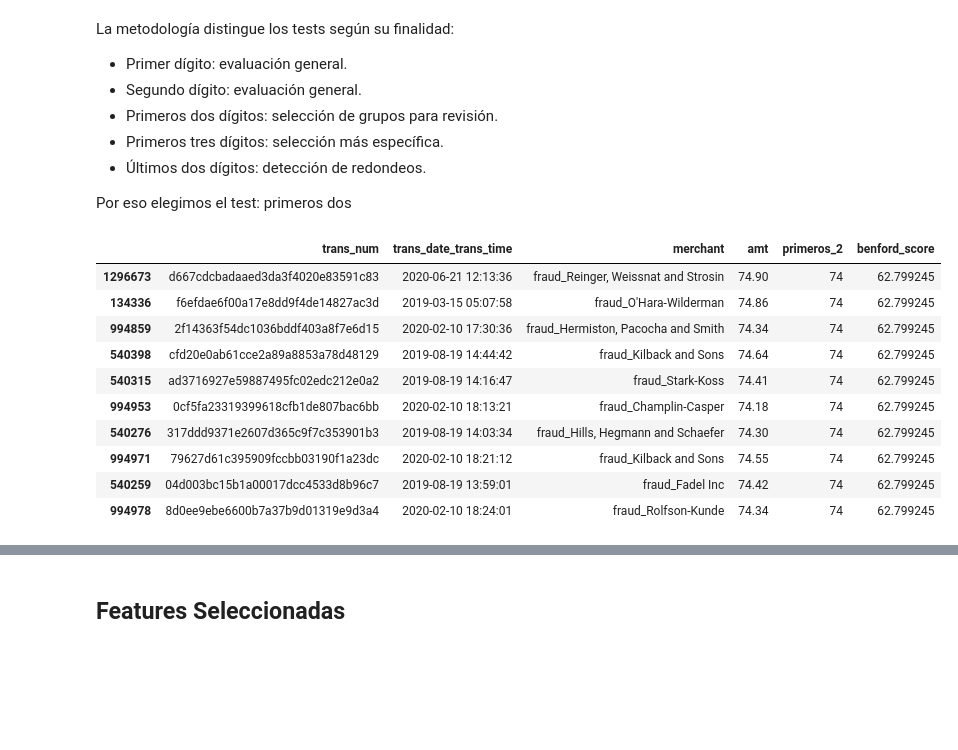
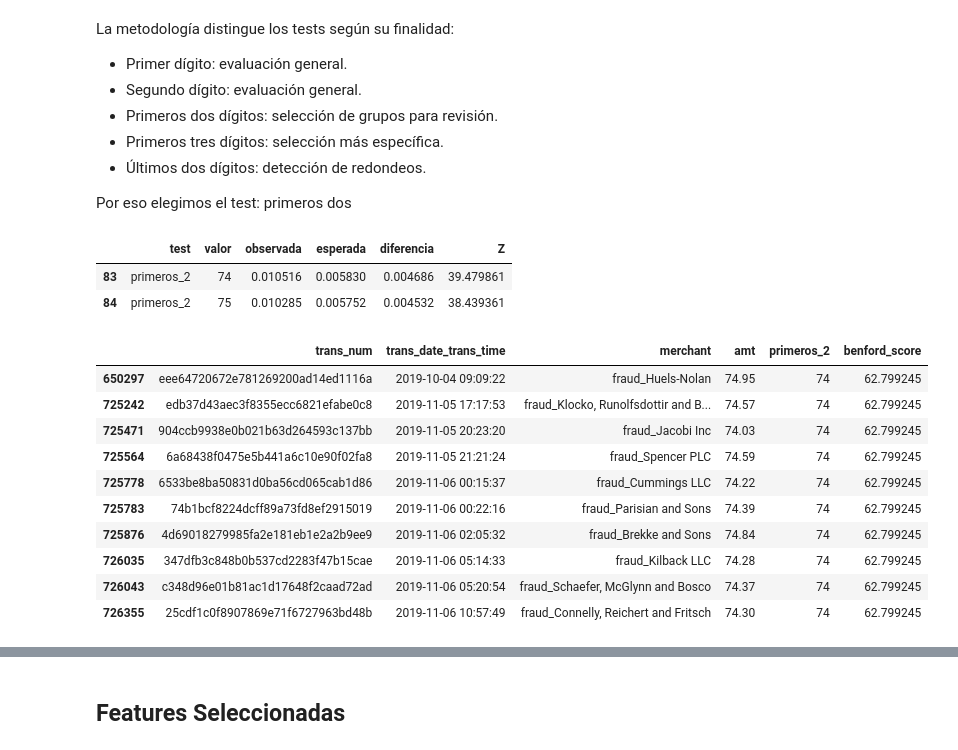
Before and after one commit to vaniacaffaratti/data_science_tp, a Jupyter notebook: notebooks/Parte-2/EDA/EDA.ipynb, the cells around one changed output, grey strips where cells are left out. Saved outputs shown, nothing was run; the diff lists cells and outputs as text; code cells hidden in the pictures; blank space fills up the shorter version.

```diff
--- a/notebooks/Parte-2/EDA/EDA.ipynb
+++ b/notebooks/Parte-2/EDA/EDA.ipynb
@@ -739,10 +735,16 @@ La metodología distingue los tests según su finalidad:
 - Últimos dos dígitos: detección de redondeos.
 
 Por eso elegimos el test: primeros dos
+# %%
+grupos_prioritarios
+# %% [output]
+|  | test | valor | observada | esperada | diferencia | Z |
+| 83 | primeros_2 | 74 | 0.010516 | 0.005830 | 0.004686 | 39.479861 |
+| 84 | primeros_2 | 75 | 0.010285 | 0.005752 | 0.004532 | 38.439361 |
 # %%
 # Usamos primeros dos dígitos para priorizar operaciones
 test_priorizacion = "primeros_2"
-cantidad_grupos = 10 ## son los grupos que vamos a priorizar para investigacion de fraude
+cantidad_grupos = 2 ## son los grupos que vamos a priorizar para investigacion de fraude
 
 # Grupos sobrerrepresentados y estadísticamente significativos
 ''' Tomas los diez grupos de primeros dos dígitos con mayor desviación
@@ -753,40 +755,40 @@ grupos_prioritarios = resumen_benford[
     & (resumen_benford["Z"] > 1.96)
 ].nlargest(cantidad_grupos, "Z")
 
 # Relacionamos cada grupo con su estadístico Z
 score_por_grupo = grupos_prioritarios.set_index("valor")["Z"]
 
 # Cada operación recibe el Z de su grupo
 df_benford["benford_score"] = (
     df_benford[test_priorizacion]
     .map(score_por_grupo)
     .fillna(0)
 )
 
 candidatas_benford = (
     df_benford[df_benford["benford_score"] > 0]
     .sort_values("benford_score", ascending=False)
 )
 
 columnas_resultado = [
     "trans_num",
     "trans_date_trans_time",
     "merchant",
     "amt",
     "primeros_2",
     "benford_score"
 ]
 
 candidatas_benford[columnas_resultado].head(10)
 # %% [output]
 |  | trans_num | trans_date_trans_time | merchant | amt | primeros_2 | benford_score |
-| 1296673 | d667cdcbadaaed3da3f4020e83591c83 | 2020-06-21 12:13:36 | fraud_Reinger, Weissnat and Strosin | 74.90 | 74 | 62.799245 |
-| 134336 | f6efdae6f00a17e8dd9f4de14827ac3d | 2019-03-15 05:07:58 | fraud_O'Hara-Wilderman | 74.86 | 74 | 62.799245 |
-| 994859 | 2f14363f54dc1036bddf403a8f7e6d15 | 2020-02-10 17:30:36 | fraud_Hermiston, Pacocha and Smith | 74.34 | 74 | 62.799245 |
-| 540398 | cfd20e0ab61cce2a89a8853a78d48129 | 2019-08-19 14:44:42 | fraud_Kilback and Sons | 74.64 | 74 | 62.799245 |
-| 540315 | ad3716927e59887495fc02edc212e0a2 | 2019-08-19 14:16:47 | fraud_Stark-Koss | 74.41 | 74 | 62.799245 |
-| 994953 | 0cf5fa23319399618cfb1de807bac6bb | 2020-02-10 18:13:21 | fraud_Champlin-Casper | 74.18 | 74 | 62.799245 |
-| 540276 | 317ddd9371e2607d365c9f7c353901b3 | 2019-08-19 14:03:34 | fraud_Hills, Hegmann and Schaefer | 74.30 | 74 | 62.799245 |
-| 994971 | 79627d61c395909fccbb03190f1a23dc | 2020-02-10 18:21:12 | fraud_Kilback and Sons | 74.55 | 74 | 62.799245 |
-| 540259 | 04d003bc15b1a00017dcc4533d8b96c7 | 2019-08-19 13:59:01 | fraud_Fadel Inc | 74.42 | 74 | 62.799245 |
-| 994978 | 8d0ee9ebe6600b7a37b9d01319e9d3a4 | 2020-02-10 18:24:01 | fraud_Rolfson-Kunde | 74.34 | 74 | 62.799245 |
+| 650297 | eee64720672e781269200ad14ed1116a | 2019-10-04 09:09:22 | fraud_Huels-Nolan | 74.95 | 74 | 62.799245 |
+| 725242 | edb37d43aec3f8355ecc6821efabe0c8 | 2019-11-05 17:17:53 | fraud_Klocko, Runolfsdottir and B... | 74.57 | 74 | 62.799245 |
+| 725471 | 904ccb9938e0b021b63d264593c137bb | 2019-11-05 20:23:20 | fraud_Jacobi Inc | 74.03 | 74 | 62.799245 |
+| 725564 | 6a68438f0475e5b441a6c10e90f02fa8 | 2019-11-05 21:21:24 | fraud_Spencer PLC | 74.59 | 74 | 62.799245 |
+| 725778 | 6533be8ba50831d0ba56cd065cab1d86 | 2019-11-06 00:15:37 | fraud_Cummings LLC | 74.22 | 74 | 62.799245 |
+| 725783 | 74b1bcf8224dcff89a73fd8ef2915019 | 2019-11-06 00:22:16 | fraud_Parisian and Sons | 74.39 | 74 | 62.799245 |
+| 725876 | 4d69018279985fa2e181eb1e2a2b9ee9 | 2019-11-06 02:05:32 | fraud_Brekke and Sons | 74.84 | 74 | 62.799245 |
+| 726035 | 347dfb3c848b0b537cd2283f47b15cae | 2019-11-06 05:14:33 | fraud_Kilback LLC | 74.28 | 74 | 62.799245 |
+| 726043 | c348d96e01b81ac1d17648f2caad72ad | 2019-11-06 05:20:54 | fraud_Schaefer, McGlynn and Bosco | 74.37 | 74 | 62.799245 |
+| 726355 | 25cdf1c0f8907869e71f6727963bd48b | 2019-11-06 10:57:49 | fraud_Connelly, Reichert and Fritsch | 74.30 | 74 | 62.799245 |
```
Also changed, not shown: parts of 9 cells of this notebook, 1 other file.
